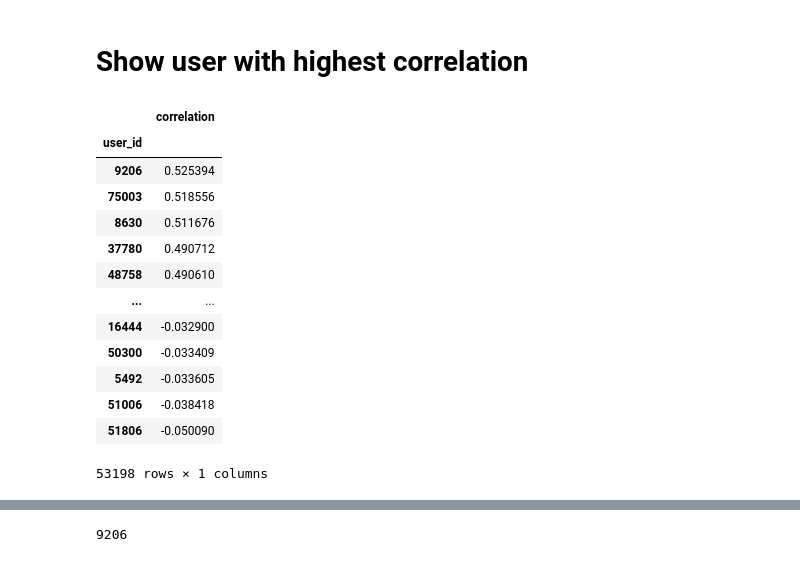
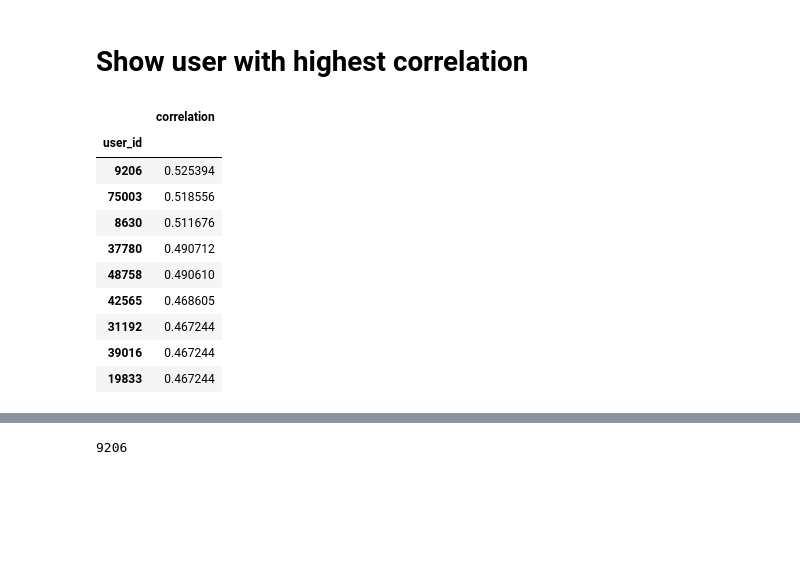
Before and after one commit to zhilin1112/AnimeRecmmendedSystem, a Jupyter notebook: ContentBasedAndUserBasedRecommenderSystem.ipynb, the cells around one changed output, grey strips where cells are left out. Saved outputs shown, nothing was run; the diff lists cells and outputs as text; code cells hidden in the pictures; blank space fills up the shorter version.

```diff
--- a/ContentBasedAndUserBasedRecommenderSystem.ipynb
+++ b/ContentBasedAndUserBasedRecommenderSystem.ipynb
@@ -600,20 +596,17 @@ similar_users.head(10)
 # %%
 #except the most_similar_users[0] = traget_user
 most_similar_users = similar_users.sort_values(by = 'correlation', ascending = False)
-most_similar_users = most_similar_users[1:]
+most_similar_users = most_similar_users[1:n]
 most_similar_users
 # %% [output]
 |  | correlation |
 | user_id |  |
 | 9206 | 0.525394 |
 | 75003 | 0.518556 |
 | 8630 | 0.511676 |
 | 37780 | 0.490712 |
 | 48758 | 0.490610 |
-| ... | ... |
-| 16444 | -0.032900 |
-| 50300 | -0.033409 |
-| 5492 | -0.033605 |
-| 51006 | -0.038418 |
-| 51806 | -0.050090 |
+| 42565 | 0.468605 |
+| 31192 | 0.467244 |
+| 39016 | 0.467244 |
+| 19833 | 0.467244 |
-53198 rows × 1 columns
```
Also changed, not shown: parts of 4 cells of this notebook, 1 other file.
